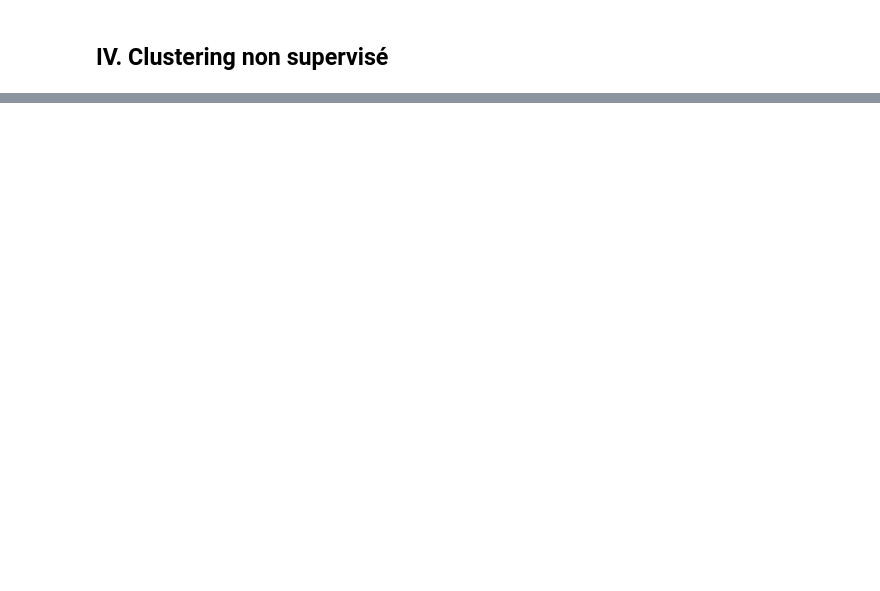
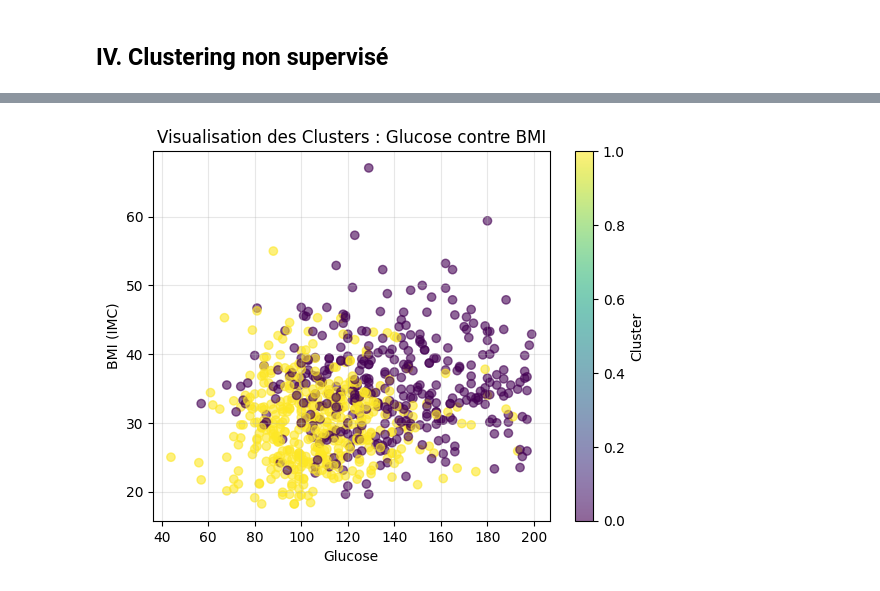
Before and after one commit to Artemasu/Analyse_de_donnees_medicales, a Jupyter notebook: traitement.ipynb, the cells around one changed output, grey strips where cells are left out. Drawn from its saved outputs; the diff is of its cells as text; code cells hidden in the pictures; blank space fills up the shorter version.

```diff
--- a/traitement.ipynb
+++ b/traitement.ipynb
@@ -337,0 +449,11 @@ AdaBoost       0.753247   0.644068  0.690909  0.666667
+# %%
+plt.scatter(df['Glucose'], df['BMI'], c=km_labels, cmap='viridis', alpha=0.6)
+
+plt.title('Visualisation des Clusters : Glucose contre BMI')
+plt.xlabel('Glucose')
+plt.ylabel('BMI (IMC)')
+plt.colorbar(label='Cluster')
+plt.grid(True, alpha=0.3)
+plt.show()
+# %% [output]
+[figure, added]
```
Also changed, not shown: parts of 16 cells of this notebook.
